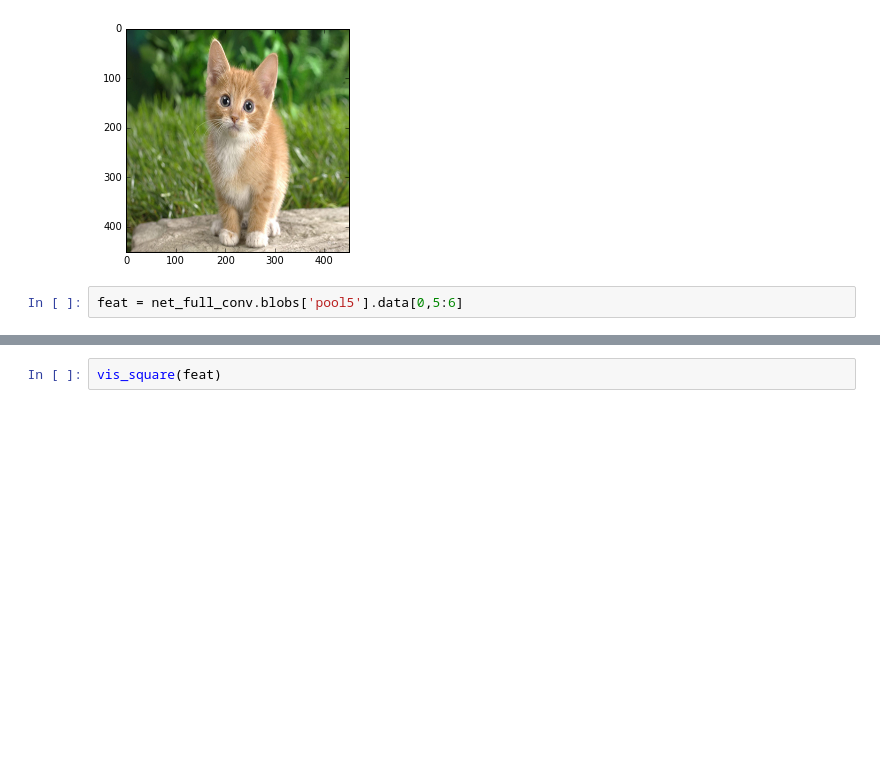
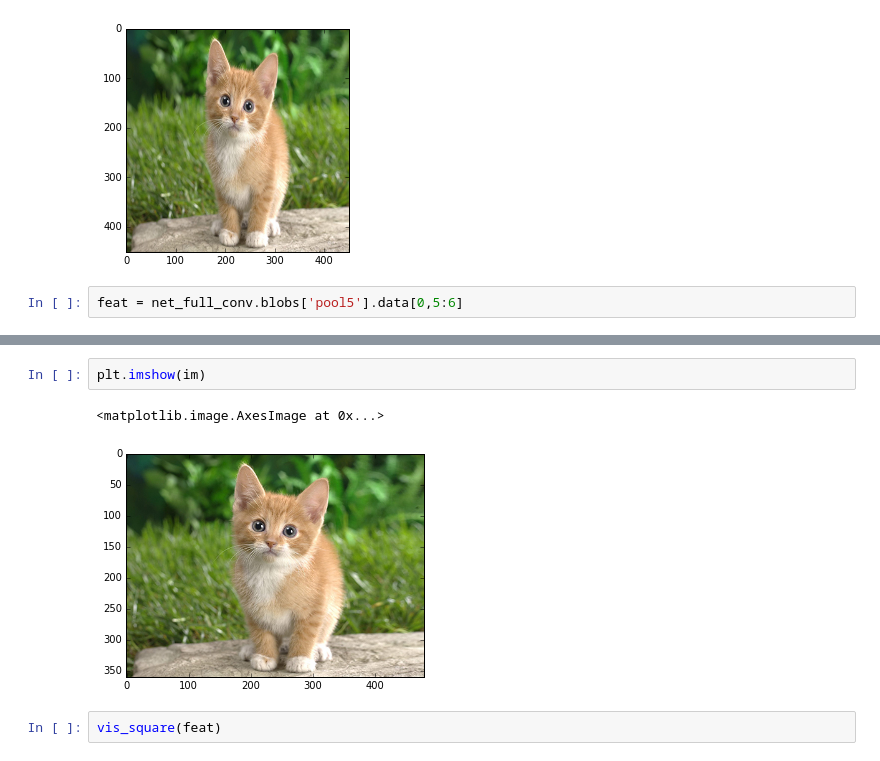
Before and after one commit to ybdong/paper, a Jupyter notebook: filter.ipynb, the cells around one changed output, grey strips where cells are left out. Cells and saved outputs as stored; diff of their text form; blank space fills up the shorter version.

```diff
--- a/filter.ipynb
+++ b/filter.ipynb
@@ -160,3 +170,8 @@ from PIL import Image
+# %%
+plt.imshow(im)
+# %% [output]
+<matplotlib.image.AxesImage at 0x...>
+[figure, added]
 # %%
 vis_square(feat)
 # %% [output]
```
Also changed, not shown: parts of 29 cells of this notebook, 1 other file.
